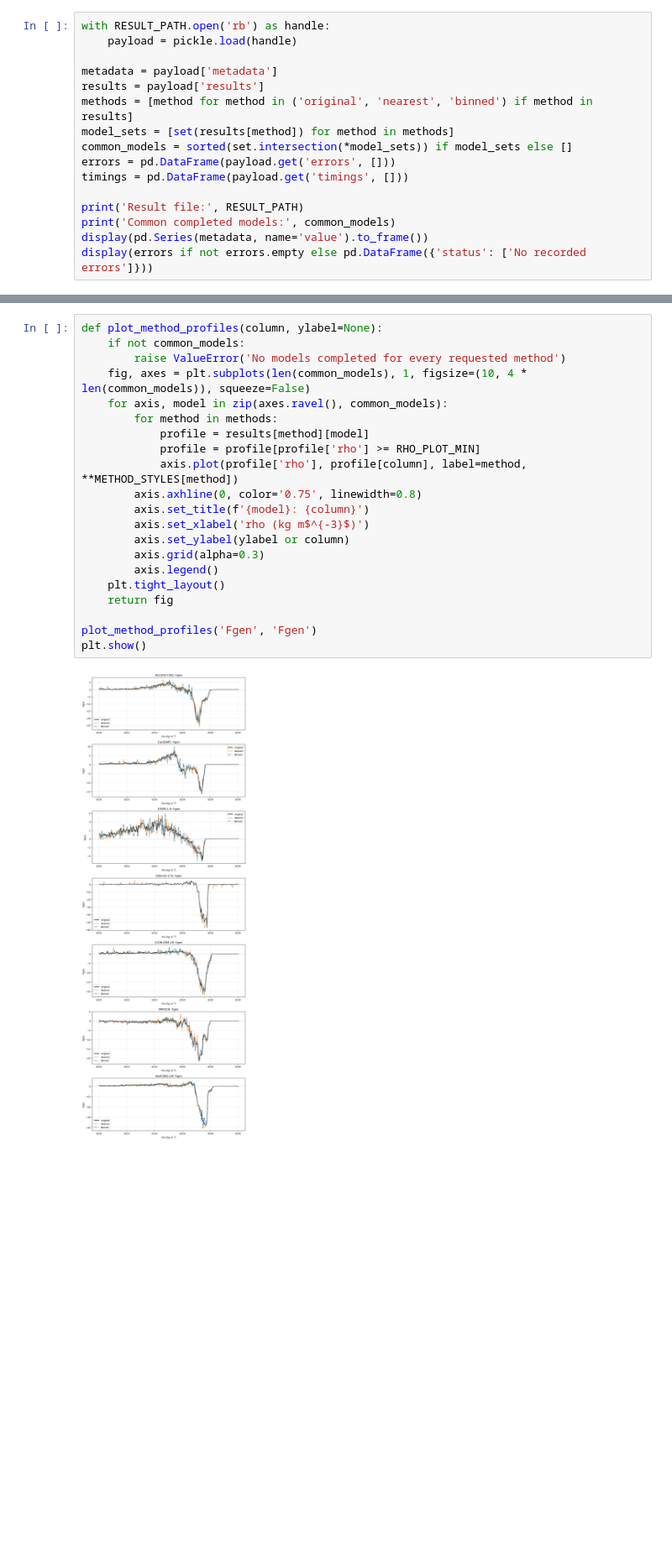
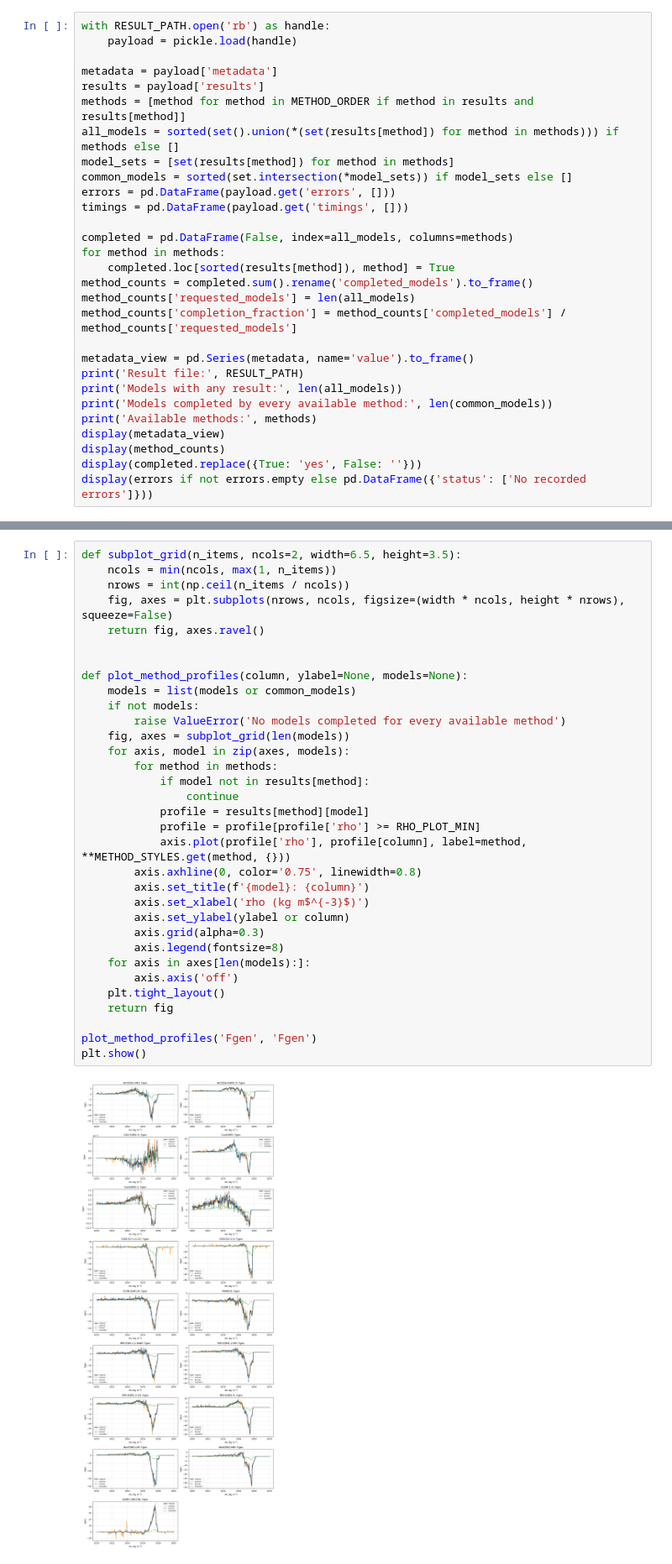
Before and after one commit to xuxingcheng/AMOC-Model-Performance-Analysis, a Jupyter notebook: scripts/GridAlignment/girdtest_Fgen.ipynb, the cells around one changed output, grey strips where cells are left out. Shown at 84% size. Cells and saved outputs as stored; diff of their text form; blank space fills up the shorter version.

Commit message:
added regridder method

```diff
--- a/scripts/GridAlignment/girdtest_Fgen.ipynb
+++ b/scripts/GridAlignment/girdtest_Fgen.ipynb
@@ -45,14 +42,27 @@ with RESULT_PATH.open('rb') as handle:
 
 metadata = payload['metadata']
 results = payload['results']
-methods = [method for method in ('original', 'nearest', 'binned') if method in results]
+methods = [method for method in METHOD_ORDER if method in results and results[method]]
+all_models = sorted(set().union(*(set(results[method]) for method in methods))) if methods else []
 model_sets = [set(results[method]) for method in methods]
 common_models = sorted(set.intersection(*model_sets)) if model_sets else []
 errors = pd.DataFrame(payload.get('errors', []))
 timings = pd.DataFrame(payload.get('timings', []))
 
+completed = pd.DataFrame(False, index=all_models, columns=methods)
+for method in methods:
+    completed.loc[sorted(results[method]), method] = True
+method_counts = completed.sum().rename('completed_models').to_frame()
+method_counts['requested_models'] = len(all_models)
+method_counts['completion_fraction'] = method_counts['completed_models'] / method_counts['requested_models']
+
+metadata_view = pd.Series(metadata, name='value').to_frame()
 print('Result file:', RESULT_PATH)
-print('Common completed models:', common_models)
-display(pd.Series(metadata, name='value').to_frame())
+print('Models with any result:', len(all_models))
+print('Models completed by every available method:', len(common_models))
+print('Available methods:', methods)
+display(metadata_view)
+display(method_counts)
+display(completed.replace({True: 'yes', False: ''}))
 display(errors if not errors.empty else pd.DataFrame({'status': ['No recorded errors']}))
 # %% [output]
@@ -82,26 +118,38 @@ This follows the existing evaluation style: Fgen is plotted against density clas
 # %%
-def plot_method_profiles(column, ylabel=None):
-    if not common_models:
-        raise ValueError('No models completed for every requested method')
-    fig, axes = plt.subplots(len(common_models), 1, figsize=(10, 4 * len(common_models)), squeeze=False)
-    for axis, model in zip(axes.ravel(), common_models):
+def subplot_grid(n_items, ncols=2, width=6.5, height=3.5):
+    ncols = min(ncols, max(1, n_items))
+    nrows = int(np.ceil(n_items / ncols))
+    fig, axes = plt.subplots(nrows, ncols, figsize=(width * ncols, height * nrows), squeeze=False)
+    return fig, axes.ravel()
+
+
+def plot_method_profiles(column, ylabel=None, models=None):
+    models = list(models or common_models)
+    if not models:
+        raise ValueError('No models completed for every available method')
+    fig, axes = subplot_grid(len(models))
+    for axis, model in zip(axes, models):
         for method in methods:
+            if model not in results[method]:
+                continue
             profile = results[method][model]
             profile = profile[profile['rho'] >= RHO_PLOT_MIN]
-            axis.plot(profile['rho'], profile[column], label=method, **METHOD_STYLES[method])
+            axis.plot(profile['rho'], profile[column], label=method, **METHOD_STYLES.get(method, {}))
         axis.axhline(0, color='0.75', linewidth=0.8)
         axis.set_title(f'{model}: {column}')
         axis.set_xlabel('rho (kg m$^{-3}$)')
         axis.set_ylabel(ylabel or column)
         axis.grid(alpha=0.3)
-        axis.legend()
+        axis.legend(fontsize=8)
+    for axis in axes[len(models):]:
+        axis.axis('off')
     plt.tight_layout()
     return fig
 
 plot_method_profiles('Fgen', 'Fgen')
 plt.show()
 # %% [output]
-[figure, old version]
+[figure, new version]
 # %% [markdown]
 ## Heat and freshwater components
 
```
Also changed, not shown: parts of 14 cells of this notebook, 6 other files.
